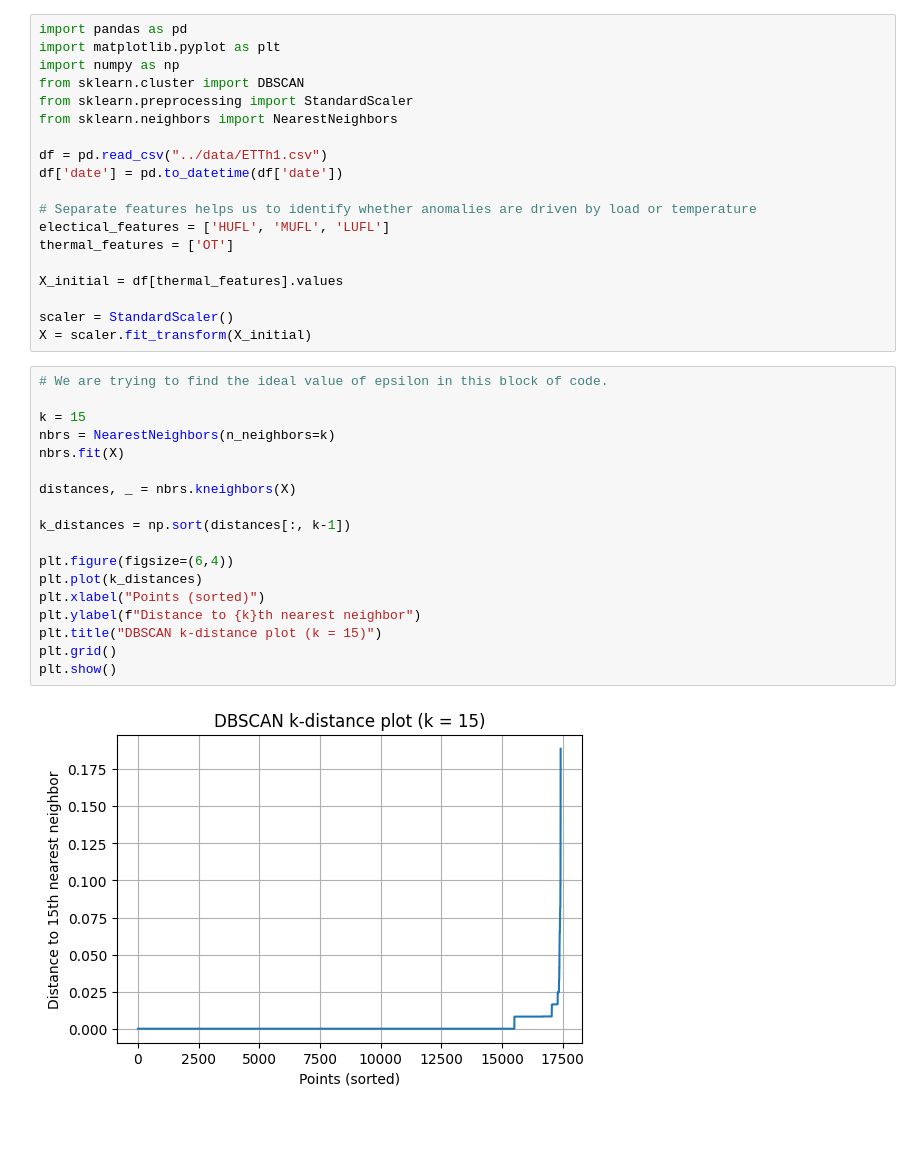
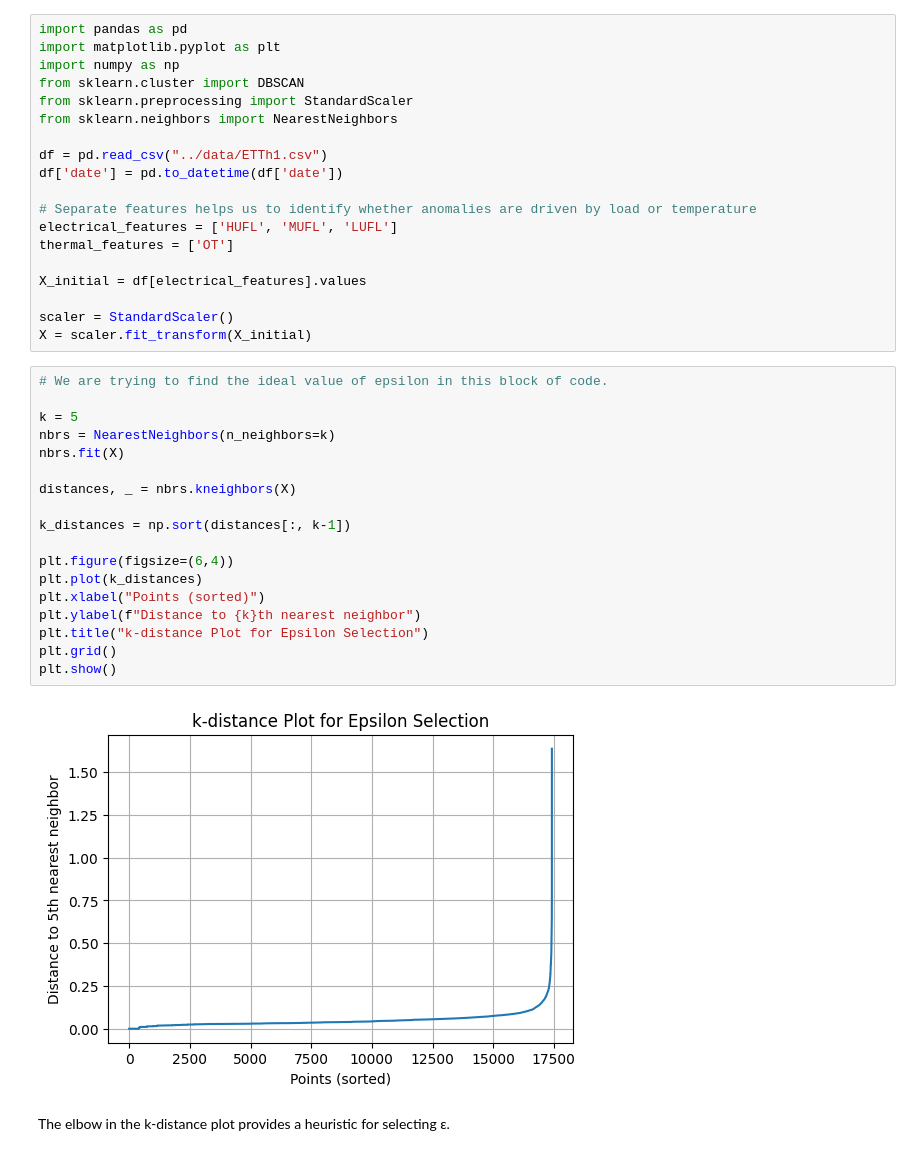
Before and after one commit to AadityaThakkar21/Prognostics-and-Health-Management-of-Power-Transformers, a Jupyter notebook: main/dbscan.ipynb, the cells around one changed output. Saved outputs shown, nothing was run; the diff lists cells and outputs as text; blank space fills up the shorter version.

```diff
--- a/main/dbscan.ipynb
+++ b/main/dbscan.ipynb
@@ -10,31 +10,33 @@ df = pd.read_csv("../data/ETTh1.csv")
 df['date'] = pd.to_datetime(df['date'])
 
 # Separate features helps us to identify whether anomalies are driven by load or temperature
-electical_features = ['HUFL', 'MUFL', 'LUFL']
+electrical_features = ['HUFL', 'MUFL', 'LUFL']
 thermal_features = ['OT']
 
-X_initial = df[thermal_features].values
+X_initial = df[electrical_features].values
 
 scaler = StandardScaler()
 X = scaler.fit_transform(X_initial)
 # %%
 # We are trying to find the ideal value of epsilon in this block of code.
 
-k = 15
+k = 5
 nbrs = NearestNeighbors(n_neighbors=k)
 nbrs.fit(X)
 
 distances, _ = nbrs.kneighbors(X)
 
 k_distances = np.sort(distances[:, k-1])
 
 plt.figure(figsize=(6,4))
 plt.plot(k_distances)
 plt.xlabel("Points (sorted)")
 plt.ylabel(f"Distance to {k}th nearest neighbor")
-plt.title("DBSCAN k-distance plot (k = 15)")
+plt.title("k-distance Plot for Epsilon Selection")
 plt.grid()
 plt.show()
 # %% [output]
-[figure, old version]
+[figure, new version]
+# %% [markdown]
+The elbow in the k-distance plot provides a heuristic for selecting ε.
 # %%
```
Also changed, not shown: parts of 5 cells of this notebook, 1 other file.
